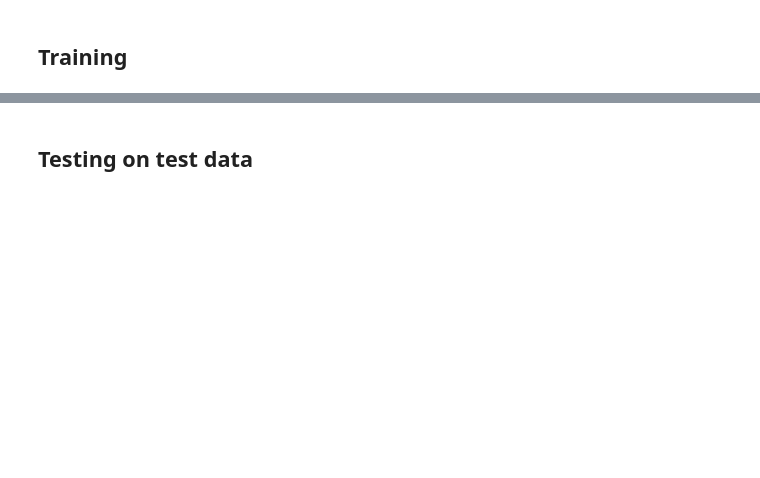
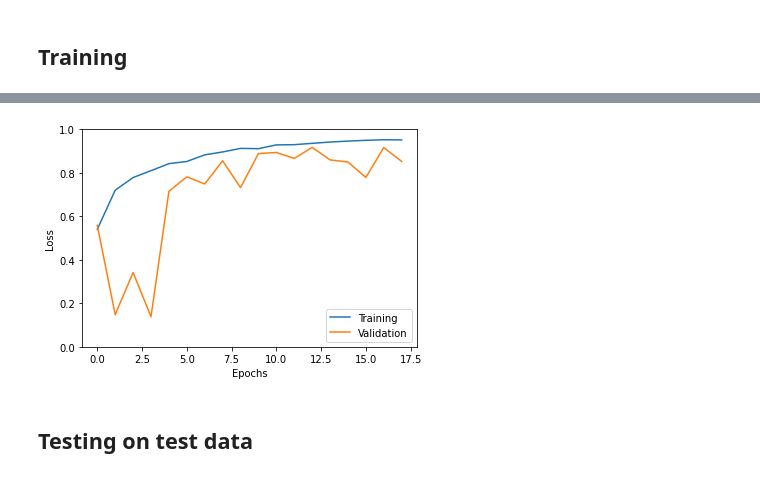
Before and after one commit to TheFamousRat/ChessR, a Jupyter notebook: notebook/ChessR_network.ipynb, the cells around one changed output, grey strips where cells are left out. Drawn from its saved outputs; the diff is of its cells as text; code cells hidden in the pictures; blank space fills up the shorter version.

```diff
--- a/notebook/ChessR_network.ipynb
+++ b/notebook/ChessR_network.ipynb
@@ -365,9 +374,9 @@ def labelsPredLoss(y_true, y_pred):
 ### Model architecture
 # %%
 # Loading pretrained layer
-#denseNet121 = tf.keras.applications.DenseNet121(include_top=False, input_shape=(IMAGE_SIZE, IMAGE_SIZE, 3), pooling="max")
-#resnet50 = tf.keras.applications.resnet50.ResNet50(include_top=False, weights='imagenet', input_shape=(IMAGE_SIZE, IMAGE_SIZE, 3), pooling="max")
-#vgg16 = tf.keras.applications.VGG16(include_top=False, weights="imagenet", input_shape=(IMAGE_SIZE, IMAGE_SIZE, 3),pooling="max")
-mobileNetv2 = tf.keras.applications.MobileNetV2(input_shape=(IMAGE_SIZE, IMAGE_SIZE, 3),include_top=False,weights="imagenet",pooling="max")
-pretrainedLayer = mobileNetv2
+#pretrainedLayer = tf.keras.applications.DenseNet121(include_top=False, input_shape=(IMAGE_SIZE, IMAGE_SIZE, 3), pooling="max")
+#pretrainedLayer = tf.keras.applications.resnet50.ResNet50(include_top=False, weights='imagenet', input_shape=(IMAGE_SIZE, IMAGE_SIZE, 3), pooling="max")
+#pretrainedLayer = tf.keras.applications.VGG16(include_top=False, weights="imagenet", input_shape=(IMAGE_SIZE, IMAGE_SIZE, 3),pooling="max")
+pretrainedLayer = tf.keras.applications.MobileNetV2(input_shape=(IMAGE_SIZE, IMAGE_SIZE, 3),include_top=False,weights="imagenet",pooling="max")
 pretrainedLayer.trainable = True
+pretrainedLayer.summary()
@@ -374,6 +401,6 @@ pretrainedLayer.trainable = True
 # %%
 # Early stopping setup
-callback = tf.keras.callbacks.EarlyStopping(monitor='val_loss', patience=3, min_delta=1e-3)
+callback = tf.keras.callbacks.EarlyStopping(monitor='val_loss', patience=5, min_delta=1e-3)
 
 # Model building
 model = tf.keras.Sequential()
@@ -386,10 +413,10 @@ model.add(tf.keras.layers.Dense(512, activation="relu"))
 model.add(tf.keras.layers.BatchNormalization())
 model.add(tf.keras.layers.Dropout(0.2))
 
-model.add(tf.keras.layers.Dense(8*8*13, name="output", activation="sigmoid"))
-model.add(tf.keras.layers.Reshape((8,8,13)))
+model.add(tf.keras.layers.Dense(len(piecesTypes), name="output", activation="sigmoid"))
 
-model.compile(optimizer = 'adam',
-              loss = labelsPredLoss)
+model.compile(optimizer=tf.keras.optimizers.Adam(),
+              loss=tf.keras.losses.SparseCategoricalCrossentropy(from_logits=False), # default from_logits=False
+              metrics=[tf.keras.metrics.SparseCategoricalAccuracy()])
 
 model.summary()
@@ -399,7 +444,11 @@ model.summary()
 def trainModel():
   history = None
   with tf.device("/device:GPU:0"):
-    history = model.fit(trainDs, epochs = 20, validation_data = valDs, callbacks=[callback])
+    history = model.fit(trainDs,
+                        epochs = 20,
+                        validation_data = valDs,
+                        callbacks=[callback],
+                        class_weight=classWeights)
   return history
 
 history = None
@@ -407,10 +474,12 @@ history = trainModel()
 # %%
-plt.plot(np.array(history.history['loss']))
-plt.plot(np.array(history.history['val_loss']))
+plt.plot(np.array(history.history['sparse_categorical_accuracy']))
+plt.plot(np.array(history.history['val_sparse_categorical_accuracy']))
 plt.xlabel("Epochs")
 plt.ylabel("Loss")
-plt.ylim(ymax = 0.1, ymin = 0.0)
+plt.ylim(ymax = 1.0, ymin = 0.0)
 plt.legend(["Training", "Validation"])
 plt.show()
+# %% [output]
+[figure, added]
 # %% [markdown]
 ## Testing on test data
```
Also changed, not shown: parts of 29 cells of this notebook, 1 other file.
